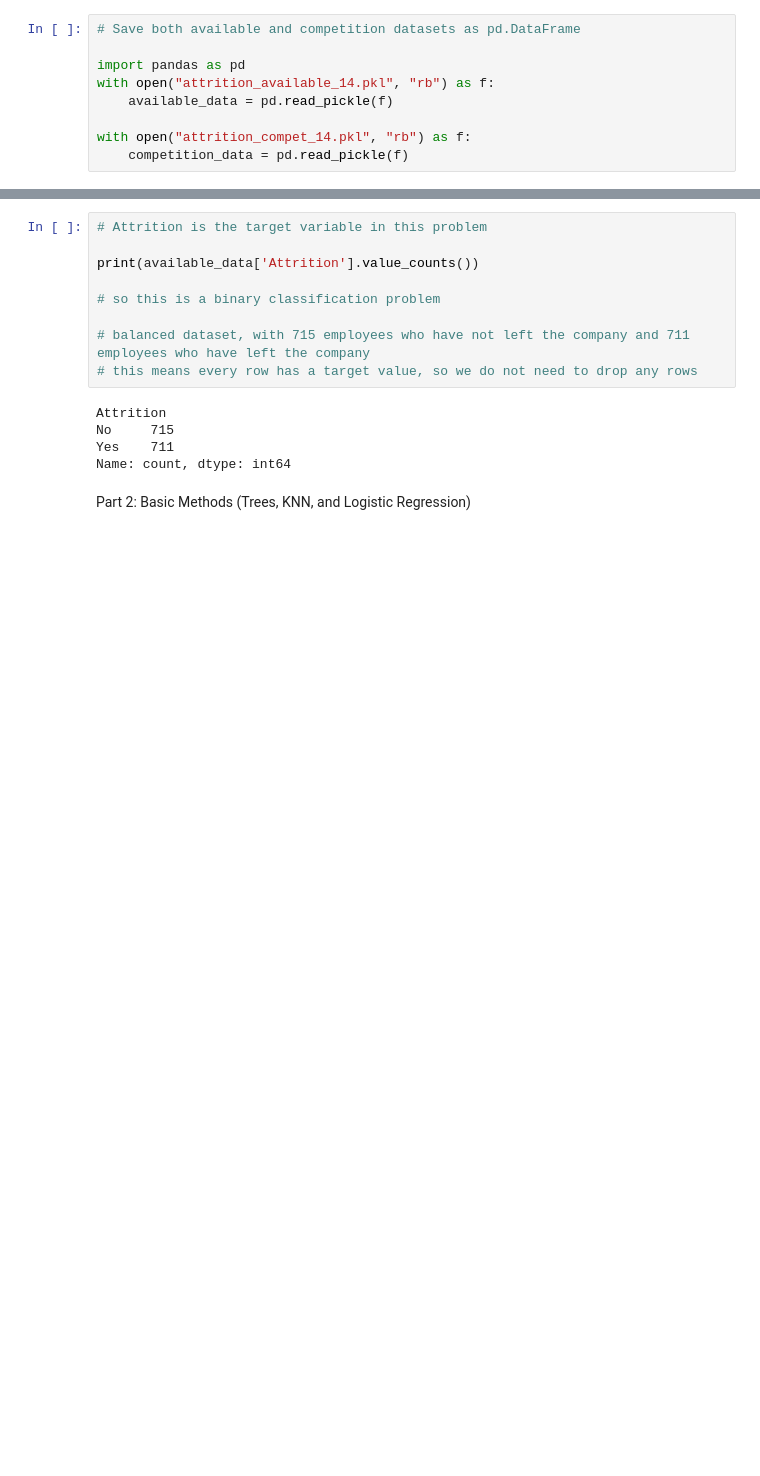
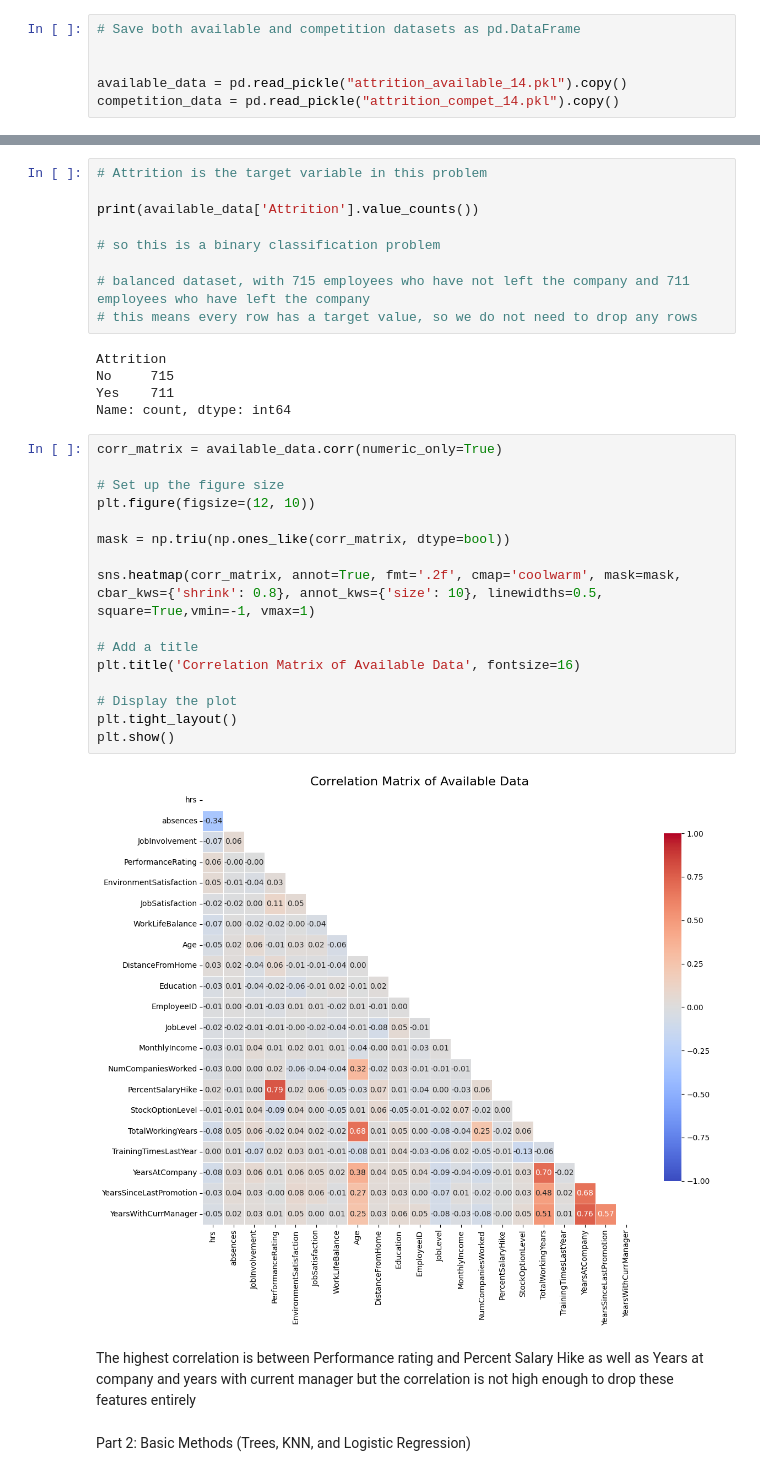
Before and after one commit to derekatab/Machine-Learning, a Jupyter notebook: employee_attrition_14_modelling.ipynb, the cells around one changed output, grey strips where cells are left out. Drawn from its saved outputs; the diff is of its cells as text; blank space fills up the shorter version.

```diff
--- a/employee_attrition_14_modelling.ipynb
+++ b/employee_attrition_14_modelling.ipynb
@@ -5,12 +33,9 @@ Are employees likely to resign?
 # %%
 # Save both available and competition datasets as pd.DataFrame
 
-import pandas as pd
-with open("attrition_available_14.pkl", "rb") as f:
-    available_data = pd.read_pickle(f)
 
-with open("attrition_compet_14.pkl", "rb") as f:
-    competition_data = pd.read_pickle(f)
+available_data = pd.read_pickle("attrition_available_14.pkl").copy()
+competition_data = pd.read_pickle("attrition_compet_14.pkl").copy()
 # %% [markdown]
 Part 1: Exploratory EDA
 
@@ -144,6 +169,26 @@ Attrition
 No     715
 Yes    711
 Name: count, dtype: int64
+# %%
+corr_matrix = available_data.corr(numeric_only=True)
+
+# Set up the figure size
+plt.figure(figsize=(12, 10))
+
+mask = np.triu(np.ones_like(corr_matrix, dtype=bool))
+
+sns.heatmap(corr_matrix, annot=True, fmt='.2f', cmap='coolwarm', mask=mask, cbar_kws={'shrink': 0.8}, annot_kws={'size': 10}, linewidths=0.5, square=True,vmin=-1, vmax=1)
+
+# Add a title
+plt.title('Correlation Matrix of Available Data', fontsize=16)
+
+# Display the plot
+plt.tight_layout()
+plt.show()
+# %% [output]
+[figure, added]
+# %% [markdown]
+The highest correlation is between Performance rating and Percent Salary Hike as well as Years at company and years with current manager but the correlation is not high enough to drop these features entirely
 # %% [markdown]
 Part 2: Basic Methods (Trees, KNN, and Logistic Regression)
 # %% [markdown]
```
Also changed, not shown: parts of 20 cells of this notebook.
